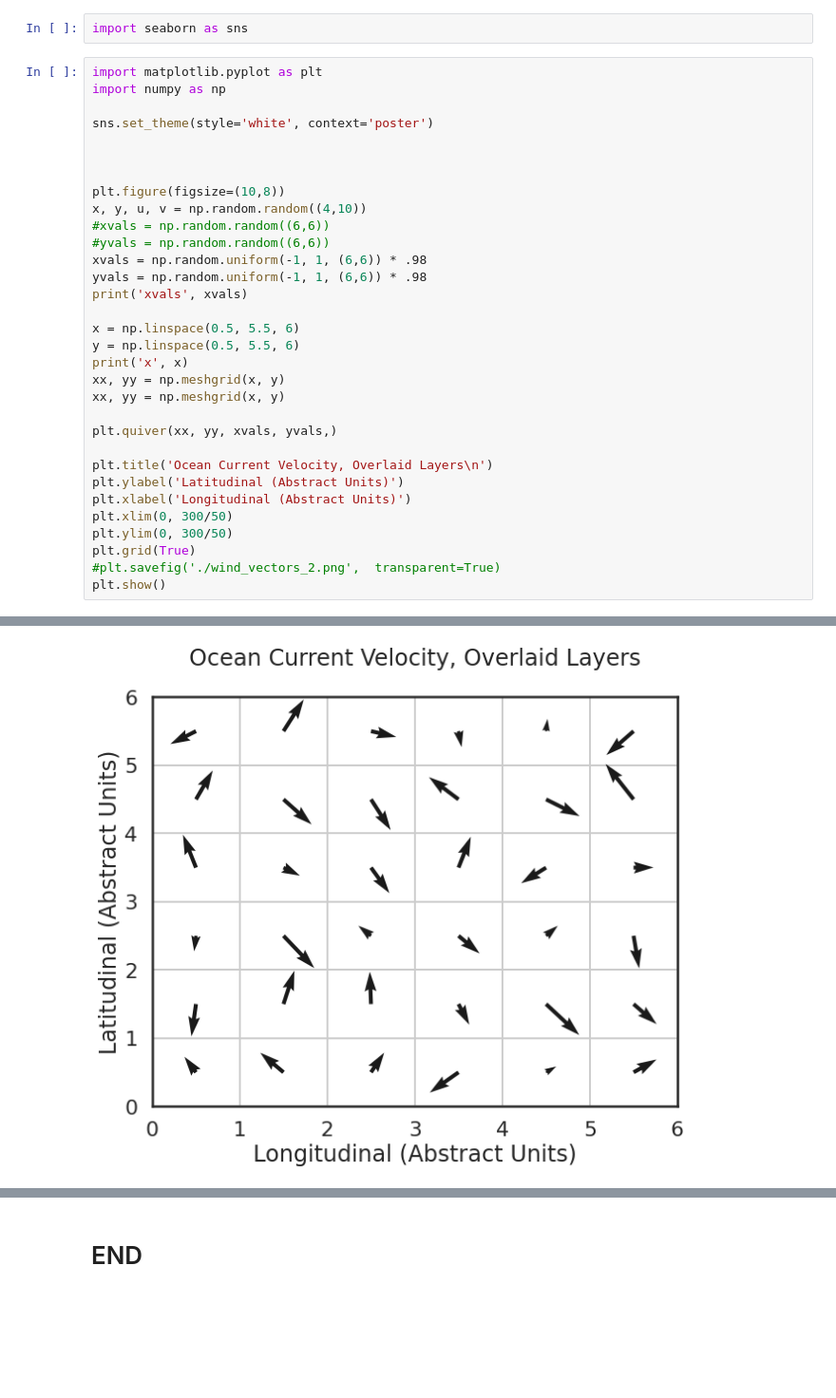
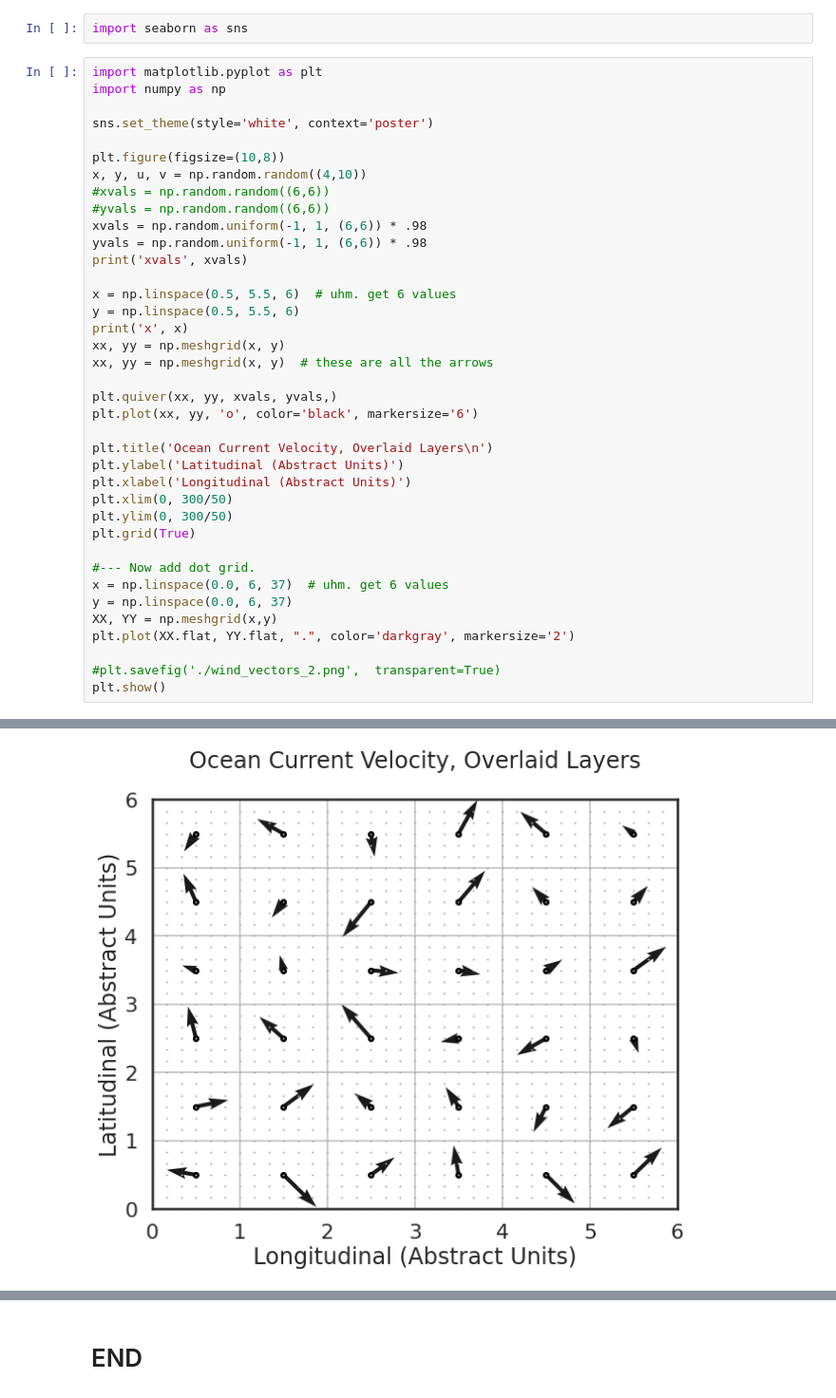
Before and after one commit to nouyang/oceansim, a Jupyter notebook: open_gym_buoy_with_wind.ipynb, the cells around one changed output, grey strips where cells are left out. Shown: that part at 95% size. Saved outputs shown, nothing was run; the diff lists cells and outputs as text; blank space fills up the shorter version.

Commit message:
attempt to fix the openai plots

```diff
--- a/open_gym_buoy_with_wind.ipynb
+++ b/open_gym_buoy_with_wind.ipynb
@@ -63,8 +63,6 @@ import matplotlib.pyplot as plt
 import numpy as np
 
 sns.set_theme(style='white', context='poster')
-
-
 
 plt.figure(figsize=(10,8))
 x, y, u, v = np.random.random((4,10))
@@ -74,13 +72,14 @@ xvals = np.random.uniform(-1, 1, (6,6)) * .98
 yvals = np.random.uniform(-1, 1, (6,6)) * .98
 print('xvals', xvals)
 
-x = np.linspace(0.5, 5.5, 6)
+x = np.linspace(0.5, 5.5, 6)  # uhm. get 6 values
 y = np.linspace(0.5, 5.5, 6)
 print('x', x)
 xx, yy = np.meshgrid(x, y)
-xx, yy = np.meshgrid(x, y)
+xx, yy = np.meshgrid(x, y)  # these are all the arrows
 
 plt.quiver(xx, yy, xvals, yvals,)
+plt.plot(xx, yy, 'o', color='black', markersize='6')
 
 plt.title('Ocean Current Velocity, Overlaid Layers\n')
 plt.ylabel('Latitudinal (Abstract Units)')
@@ -88,6 +87,13 @@ plt.xlabel('Longitudinal (Abstract Units)')
 plt.xlim(0, 300/50)
 plt.ylim(0, 300/50)
 plt.grid(True)
+
+#--- Now add dot grid.
+x = np.linspace(0.0, 6, 37)  # uhm. get 6 values
+y = np.linspace(0.0, 6, 37)
+XX, YY = np.meshgrid(x,y)
+plt.plot(XX.flat, YY.flat, ".", color='darkgray', markersize='2')
+
 #plt.savefig('./wind_vectors_2.png',  transparent=True)
 plt.show()
 # %% [output]
@@ -100,2 +106,2 @@ xvals [[-0.31143672 -0.62831593  0.358469   -0.78047751  0.27402968  0.62205706]
 x [0.5 1.5 2.5 3.5 4.5 5.5]
-[figure, old version]
+[figure, new version]
```
Also changed, not shown: parts of 8 cells of this notebook, 6 other files.
